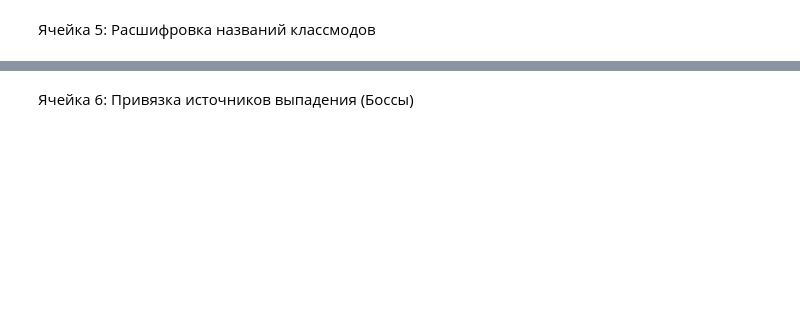
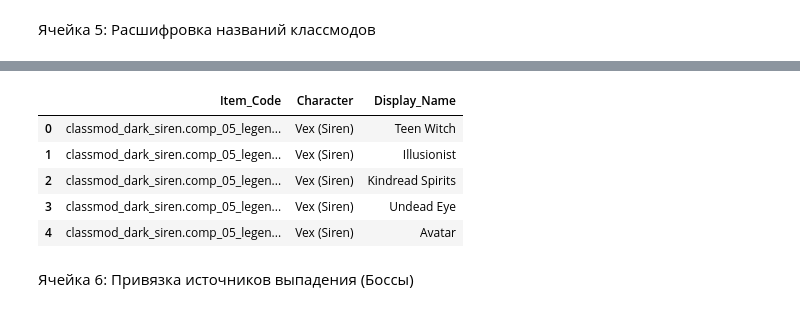
Before and after one commit to NexPG/bl4bdtool, a Jupyter notebook: parsers/classmods_parser.ipynb, the cells around one changed output, grey strips where cells are left out. Drawn from its saved outputs; the diff is of its cells as text; code cells hidden in the pictures; blank space fills up the shorter version.

Commit message:
Update classmod parser for better precision

```diff
--- a/parsers/classmods_parser.ipynb
+++ b/parsers/classmods_parser.ipynb
@@ -215,21 +215,2 @@ df[["Item_Code", "Character"]].head()
 # %% [markdown]
 Ячейка 5: Расшифровка названий классмодов
-# %%
-def resolve_display_name(item_code, name_parts):
-    if not isinstance(item_code, str):
-        return "Unknown"
-
-    # Ищем суффикс названия с учетом опционального указания качества
-    match = re.search(r"comp_0._(?:legendary_|epic_)?(.*)", item_code, re.IGNORECASE)
-    if match:
-        raw_name = match.group(1).lower().replace("_", "")
-        for np_key, np_val in name_parts.items():
-            clean_np_key = np_key.lower().replace("np_", "").replace("_", "")
-            if clean_np_key == raw_name or clean_np_key.endswith(raw_name):
-                return np_val.get("fields", {}).get("PartName", "Unknown")
-
-    return "Unknown"
-
-df["Display_Name"] = df.apply(lambda row: resolve_display_name(row["Item_Code"], name_parts_data), axis=1)
-print("Названия классмодов успешно расшифрованы!")
-df[["Item_Code", "Display_Name"]].head()
@@ -243,0 +217,62 @@ df[["Item_Code", "Display_Name"]].head()
+# %%
+def resolve_display_name(item_code, category, name_parts):
+    if not isinstance(item_code, str):
+        return "Unknown"
+
+    cat_clean = category.split(" | ")[-1].strip().lower() if " | " in category else category.strip().lower()
+
+    # Карта сокращений для точного поиска ключей в NamePart
+    prefix = {
+        "classmod_dark_siren": "ds",
+        "classmod_paladin": "pal",
+        "classmod_exo_soldier": "exo",
+        "classmod_gravitar": "grav",
+        "classmod_robodealer": "robo"
+    }.get(cat_clean, "")
+
+    if not prefix:
+        return "Unknown"
+
+    # Извлекаем суффикс названия из кода предмета
+    match = re.search(r"comp_0._(?:legendary_|epic_)?(.*)", item_code, re.IGNORECASE)
+    if match:
+        suffix = match.group(1).lower().replace("_", "")
+
+        is_legendary = "comp_05" in item_code
+        is_pearl = "comp_06" in item_code
+        is_epic = "comp_04" in item_code
+
+        # Строим точные системные маски ключей разработчиков
+        target_keys = []
+        if is_legendary:
+            target_keys.append(f"np_cm_{prefix}_leg_{suffix}")
+        elif is_pearl:
+            target_keys.append(f"np_cm_{prefix}_pearl_{suffix}")
+            target_keys.append(f"np_cm_{prefix}_leg_{suffix}")
+        elif is_epic:
+            target_keys.append(f"np_cm_{prefix}_{suffix}")
+            target_keys.append(f"np_cm_{prefix}_epic")
+
+        # 1. Сначала ищем по точному системному совпадению ключа (с исправленным багом регистра)
+        for key in target_keys:
+            # Убираем np_ из обоих ключей для 100% безопасного посимвольного сравнения!
+            clean_target = key.lower().replace("np_", "").replace("_", "")
+            for np_key, np_val in name_parts.items():
+                clean_np_key = np_key.lower().replace("np_", "").replace("_", "")
+                if clean_np_key == clean_target:
+                    return np_val.get("fields", {}).get("PartName", "Unknown")
+
+        # 2. Резервный поиск по содержанию префикса класса и суффикса (если разработчики опечатались)
+        for np_key, np_val in name_parts.items():
+            k_lower = np_key.lower()
+            if prefix in k_lower and suffix in k_lower:
+                return np_val.get("fields", {}).get("PartName", "Unknown")
+
+    return "Unknown"
+
+# Применяем исправленную двухфакторную функцию к нашему DataFrame
+df["Display_Name"] = df.apply(lambda row: resolve_display_name(row["Item_Code"], row["Internal_Category"], name_parts_data), axis=1)
+
+print("Названия классмодов успешно расшифрованы!")
+df[["Item_Code", "Character", "Display_Name"]].head()
+# %% [output]
@@ -244,2 +280,8 @@ df[["Item_Code", "Display_Name"]].head()
+|  | Item_Code | Character | Display_Name |
+| 0 | classmod_dark_siren.comp_05_legen... | Vex (Siren) | Teen Witch |
+| 1 | classmod_dark_siren.comp_05_legen... | Vex (Siren) | Illusionist |
+| 2 | classmod_dark_siren.comp_05_legen... | Vex (Siren) | Kindread Spirits |
+| 3 | classmod_dark_siren.comp_05_legen... | Vex (Siren) | Undead Eye |
+| 4 | classmod_dark_siren.comp_05_legen... | Vex (Siren) | Avatar |
 # %% [markdown]
 Ячейка 6: Привязка источников выпадения (Боссы)
```
Also changed, not shown: parts of 16 cells of this notebook.
